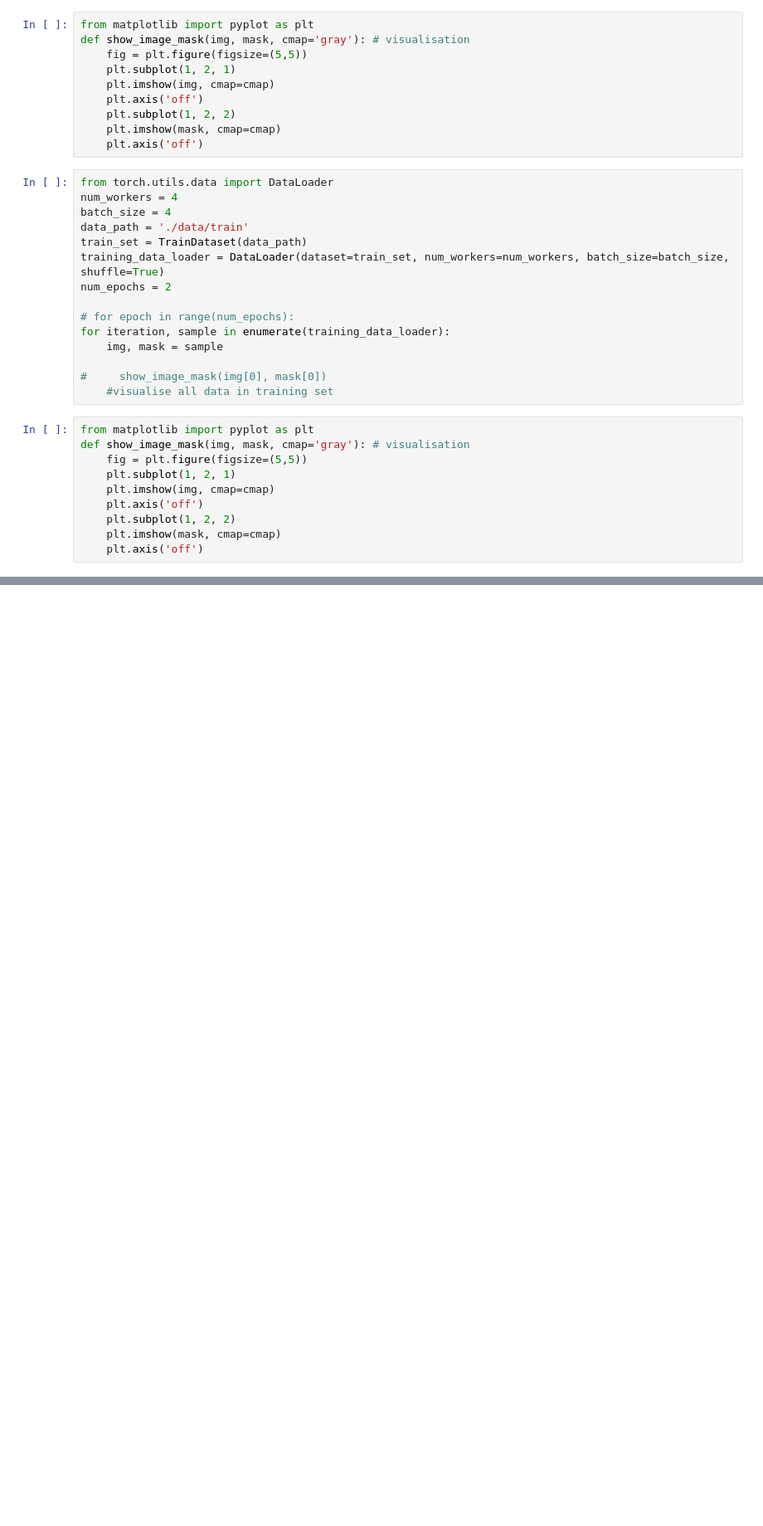
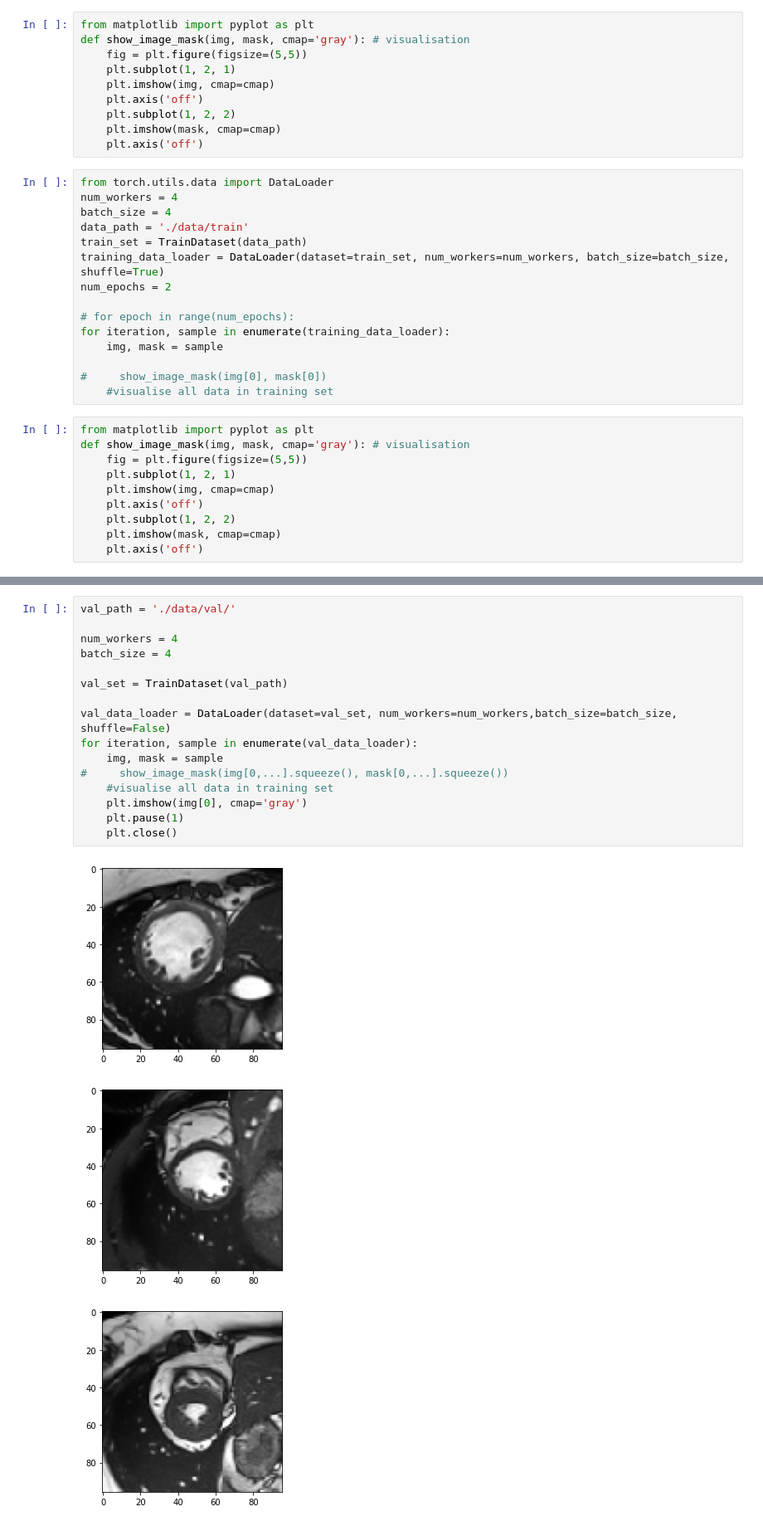
Before and after one commit to matt51814/CW2, a Jupyter notebook: test_code.ipynb, the cells around one changed output, grey strips where cells are left out. Shown at 83% size. Saved outputs shown, nothing was run; the diff lists cells and outputs as text; blank space fills up the shorter version.

```diff
--- a/test_code.ipynb
+++ b/test_code.ipynb
@@ -111,0 +113,20 @@ plt.show()
+# %%
+val_path = './data/val/'
+
+num_workers = 4
+batch_size = 4
+
+val_set = TrainDataset(val_path)
+
+val_data_loader = DataLoader(dataset=val_set, num_workers=num_workers,batch_size=batch_size, shuffle=False)
+for iteration, sample in enumerate(val_data_loader):
+    img, mask = sample
+#     show_image_mask(img[0,...].squeeze(), mask[0,...].squeeze())
+    #visualise all data in training set
+    plt.imshow(img[0], cmap='gray')
+    plt.pause(1)
+    plt.close()
+# %% [output]
+[figure, added]
+[figure, added]
+[figure, added]
```
Also changed, not shown: parts of 10 cells of this notebook.
